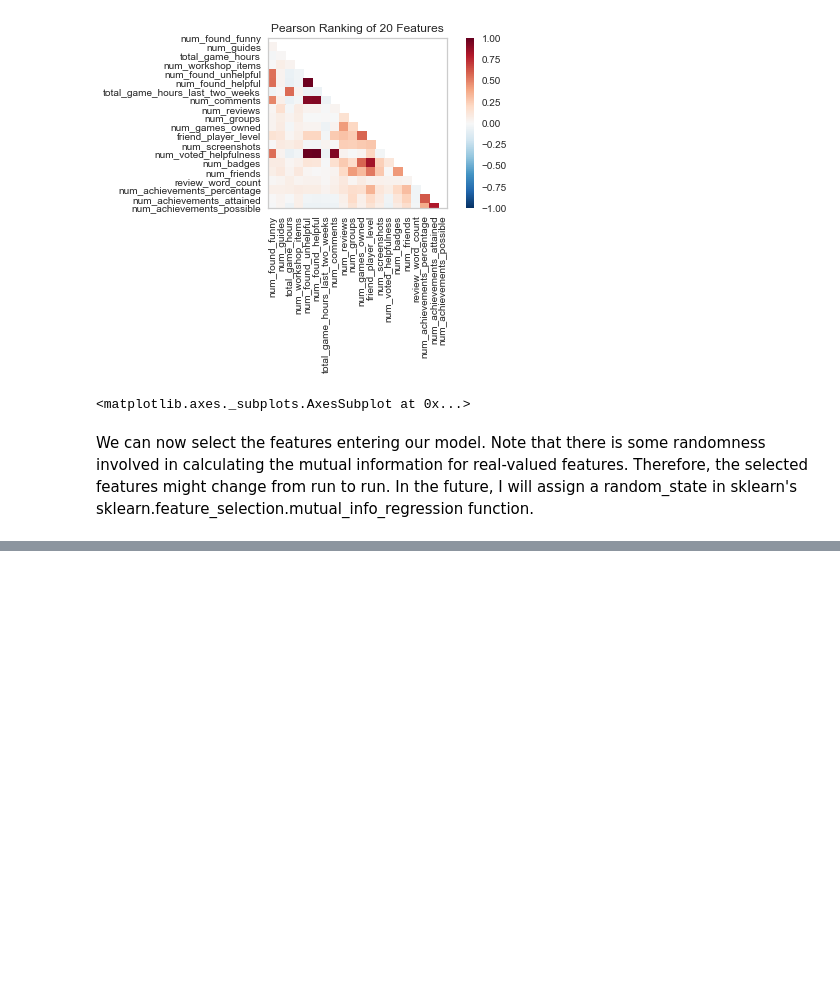
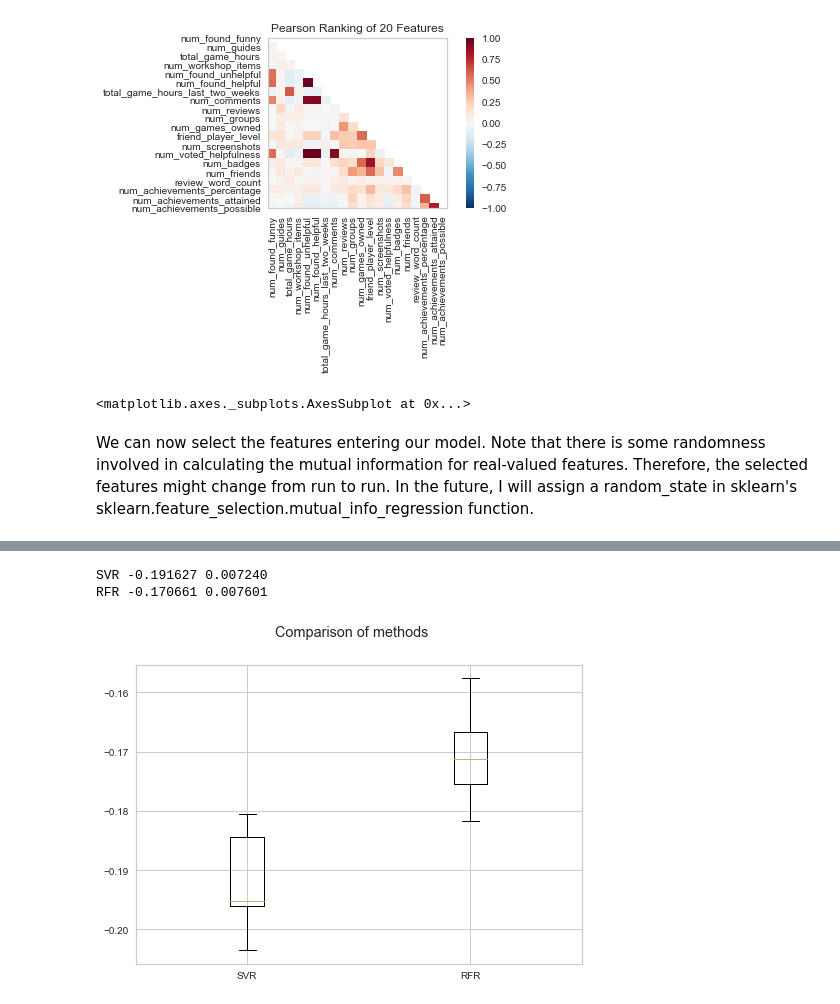
Before and after one commit to kaikai581/steam-reviews, a Jupyter notebook: Usefulness Regression.ipynb, the cells around one changed output, grey strips where cells are left out. Saved outputs shown, nothing was run; the diff lists cells and outputs as text; code cells hidden in the pictures; blank space fills up the shorter version.

```diff
--- a/Usefulness Regression.ipynb
+++ b/Usefulness Regression.ipynb
@@ -179,0 +181,37 @@ Name: found_helpful_percentage, Length: 5010, dtype: float64
+# %%
+# Choosing random forest regression as my tree-based method.
+from sklearn.ensemble import RandomForestRegressor
+from sklearn.model_selection import cross_val_score
+from sklearn.model_selection import KFold
+from sklearn.svm import SVR
+
+num_folds = 10
+seed = 7
+# Use absolute error as the score to avoid outliers.
+scoring = 'neg_mean_absolute_error'
+models = []
+models.append(('SVR', SVR()))
+models.append(('RFR', RandomForestRegressor()))
+
+results = []
+names = []
+for name, model in models:
+    kfold = KFold(n_splits=num_folds, random_state=seed, shuffle=True)
+    cv_results = cross_val_score(model, X_train, y_train, cv=kfold, scoring=scoring)
+    results.append(cv_results)
+    names.append(name)
+    msg = "%s %f %f " % (name, cv_results.mean(), cv_results.std())
+    print(msg)
+# %% [output]
+SVR -0.191627 0.007240
+RFR -0.170661 0.007601
+# %%
+# compare algorithms
+fig = plt.figure()
+fig.suptitle('Comparison of methods')
+ax = fig.add_subplot(111)
+plt.boxplot(results)
+ax.set_xticklabels(names)
+plt.show()
+# %% [output]
+[figure, added]
```
Also changed, not shown: parts of 17 cells of this notebook.
